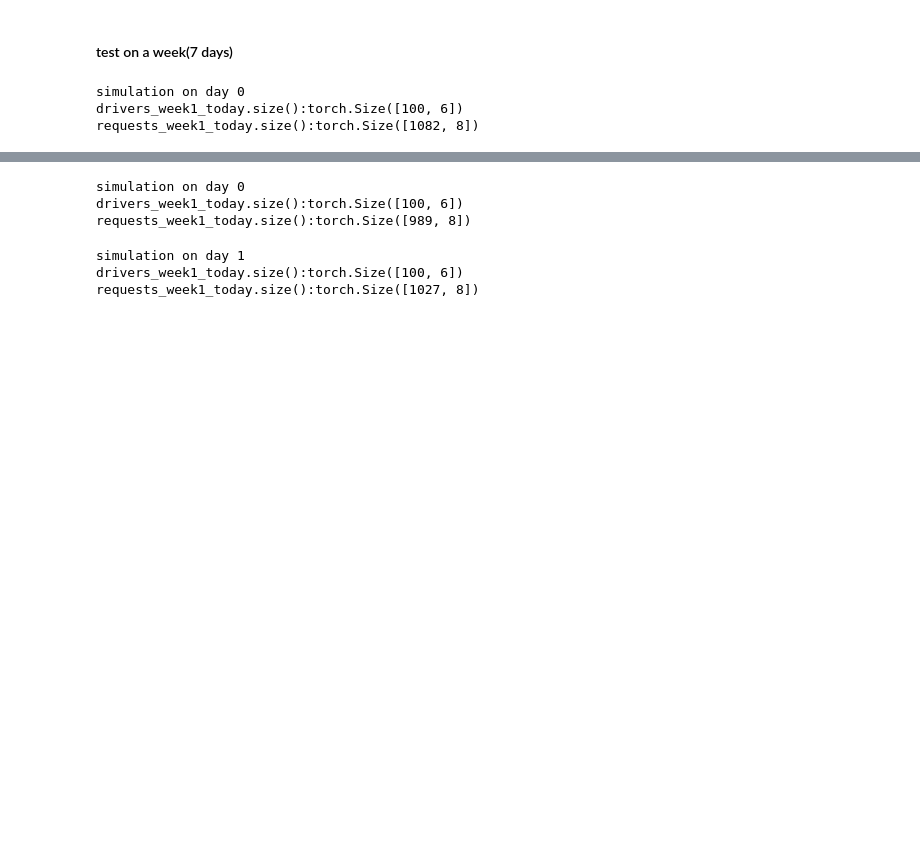
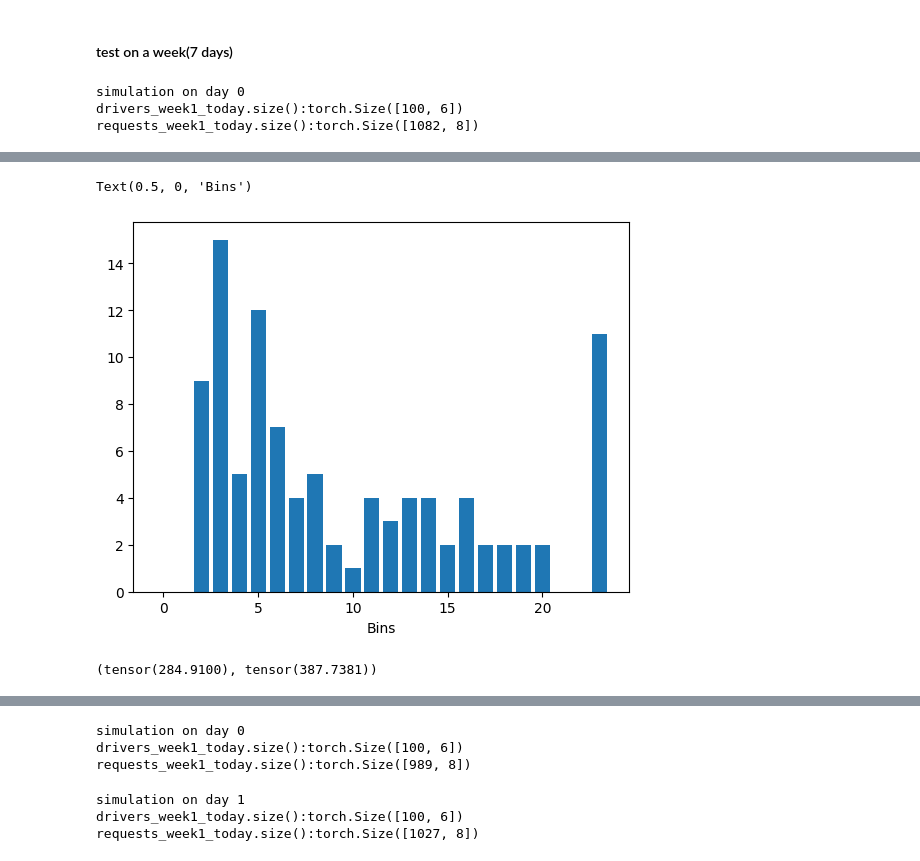
Before and after one commit to Duane321/reinforcement_learning_for_rideshare_pricing, a Jupyter notebook: experiments_matching.ipynb, the cells around one changed output, grey strips where cells are left out. Saved outputs shown, nothing was run; the diff lists cells and outputs as text; code cells hidden in the pictures; blank space fills up the shorter version.

```diff
--- a/experiments_matching.ipynb
+++ b/experiments_matching.ipynb
@@ -55,0 +115,2 @@ requests_week1_today.size():torch.Size([1082, 8])
+# %%
+driver_idle_duration = simulation_week1.S_Drivers[:, 1]
@@ -55,0 +167,14 @@ requests_week1_today.size():torch.Size([1082, 8])
+# %%
+bins = 24
+hist = torch.histc(driver_idle_duration, bins = bins, min=0, max=24*60)
+
+x = range(bins)
+plt.bar(x, hist, align='center')
+plt.xlabel('Bins')
+# %% [output]
+Text(0.5, 0, 'Bins')
+[figure, added]
+# %%
+driver_idle_duration.mean(), driver_idle_duration.std()
+# %% [output]
+(tensor(284.9100), tensor(387.7381))
```
Also changed, not shown: parts of 22 cells of this notebook, 2 other files.
